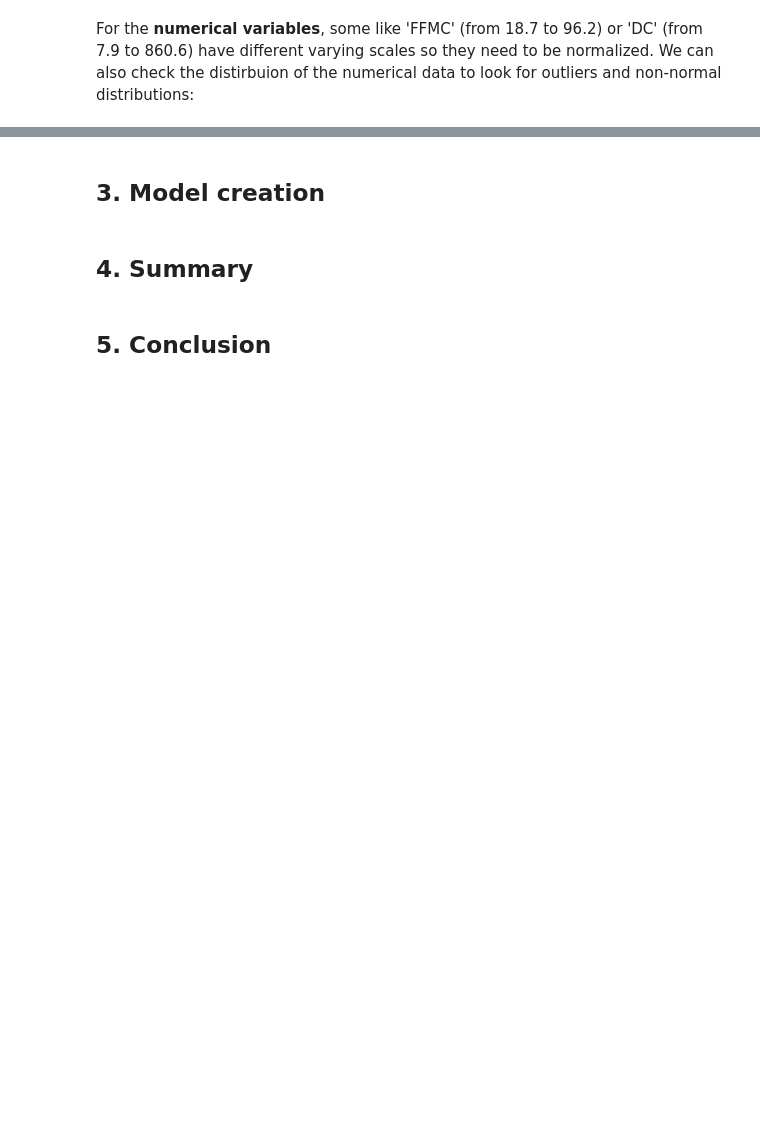
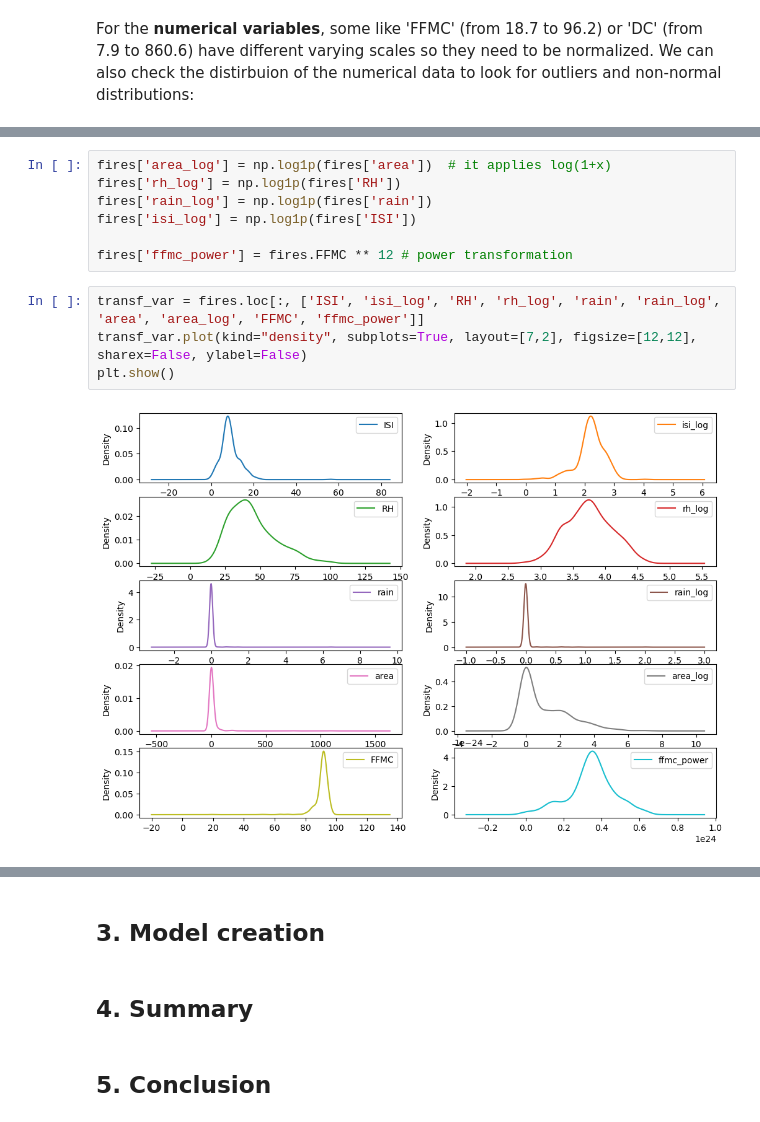
Before and after one commit to laurasck14/MLI2024, a Jupyter notebook: ml_LS.ipynb, the cells around one changed output, grey strips where cells are left out. Cells and saved outputs as stored; diff of their text form; blank space fills up the shorter version.

```diff
--- a/ml_LS.ipynb
+++ b/ml_LS.ipynb
@@ -150,0 +140,13 @@ plt.show()
+# %%
+fires['area_log'] = np.log1p(fires['area'])  # it applies log(1+x)
+fires['rh_log'] = np.log1p(fires['RH'])
+fires['rain_log'] = np.log1p(fires['rain'])
+fires['isi_log'] = np.log1p(fires['ISI'])
+
+fires['ffmc_power'] = fires.FFMC ** 12 # power transformation
+# %%
+transf_var = fires.loc[:, ['ISI', 'isi_log', 'RH', 'rh_log', 'rain', 'rain_log', 'area', 'area_log', 'FFMC', 'ffmc_power']]
+transf_var.plot(kind="density", subplots=True, layout=[7,2], figsize=[12,12], sharex=False, ylabel=False)
+plt.show()
+# %% [output]
+[figure, added]
```
Also changed, not shown: parts of 15 cells of this notebook.
